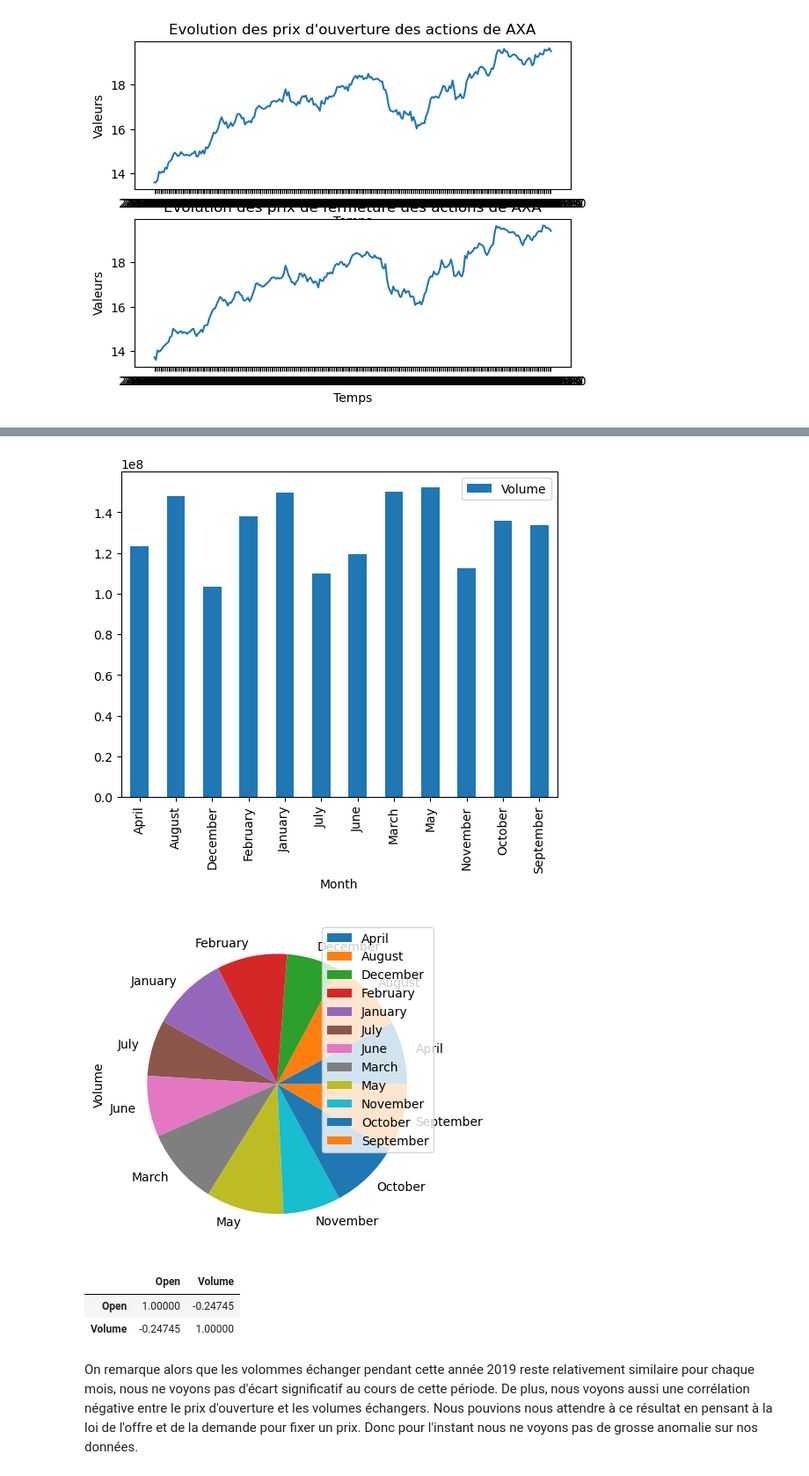
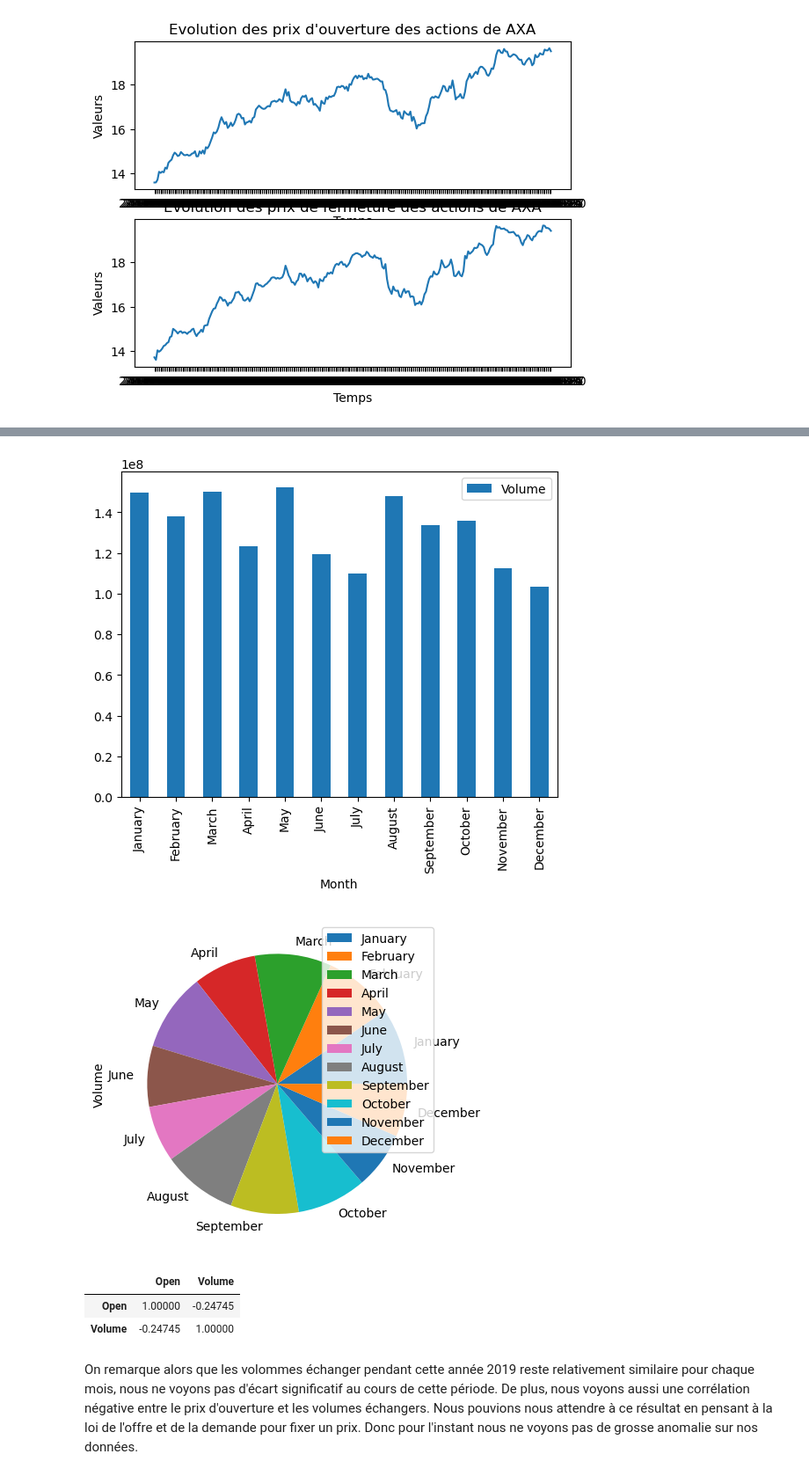
Before and after one commit to antoinerougier/Projet-Python-pour-la-data-science-, a Jupyter notebook: ProjetPython_v20221216.ipynb, the cells around one changed output, grey strips where cells are left out. Shown: that part at 88% size. Saved outputs shown, nothing was run; the diff lists cells and outputs as text; code cells hidden in the pictures.

```diff
--- a/ProjetPython_v20221216.ipynb
+++ b/ProjetPython_v20221216.ipynb
@@ -174,28 +187,29 @@ On veut aussi avoir un histogramme qui nous montre le nombre de transaction par
 # %%
 new_df = df2[['Volume']]
 new_df
 new_df = new_df.reset_index()
 new_df['Month'] = pd.to_datetime(new_df['Date']).dt.strftime('%B')
 df_grouped = new_df.groupby(new_df['Month'])
 
 
 #for key, item in df_grouped:
 #    print(key)
 #    print(df_grouped.get_group(key))
 
-sums = df_grouped.sum()
+
+sums = df_grouped.sum().reindex(['January', 'February', 'March', 'April', 'May', 'June', 'July', 'August', 'September', 'October', 'November', 'December'])
 sums
 sums.plot.bar()
 plt.show()
 
 sums.plot.pie(subplots=True)
 plt.show()
 
 df2 = df2.drop(columns =  ["Close"])
 df2.corr()
 # %% [output]
-[figure, old version]
+[figure, new version]
-[figure, old version]
+[figure, new version]
 |  | Open | Volume |
 | Open | 1.00000 | -0.24745 |
 | Volume | -0.24745 | 1.00000 |
```
Also changed, not shown: parts of 27 cells of this notebook.
